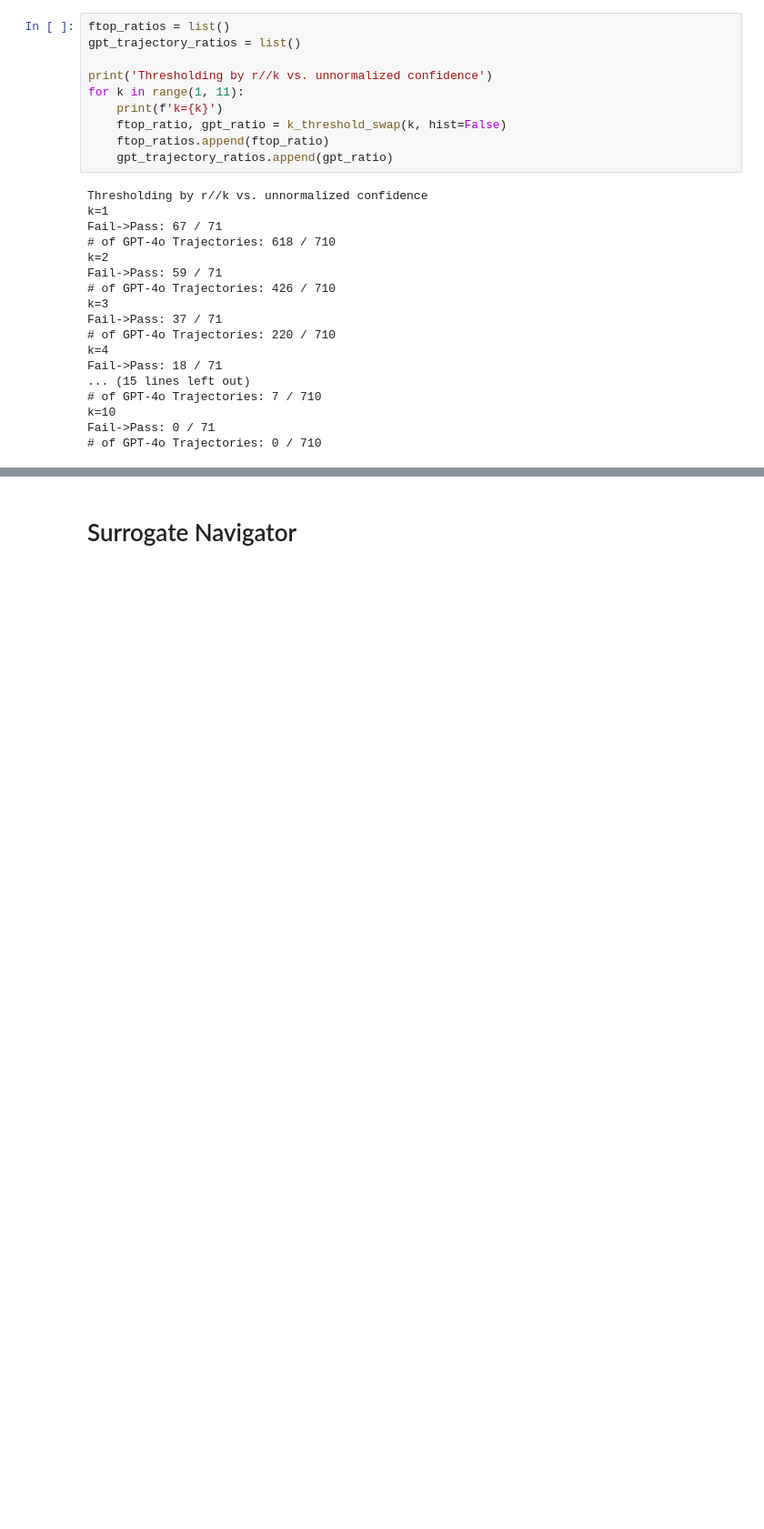
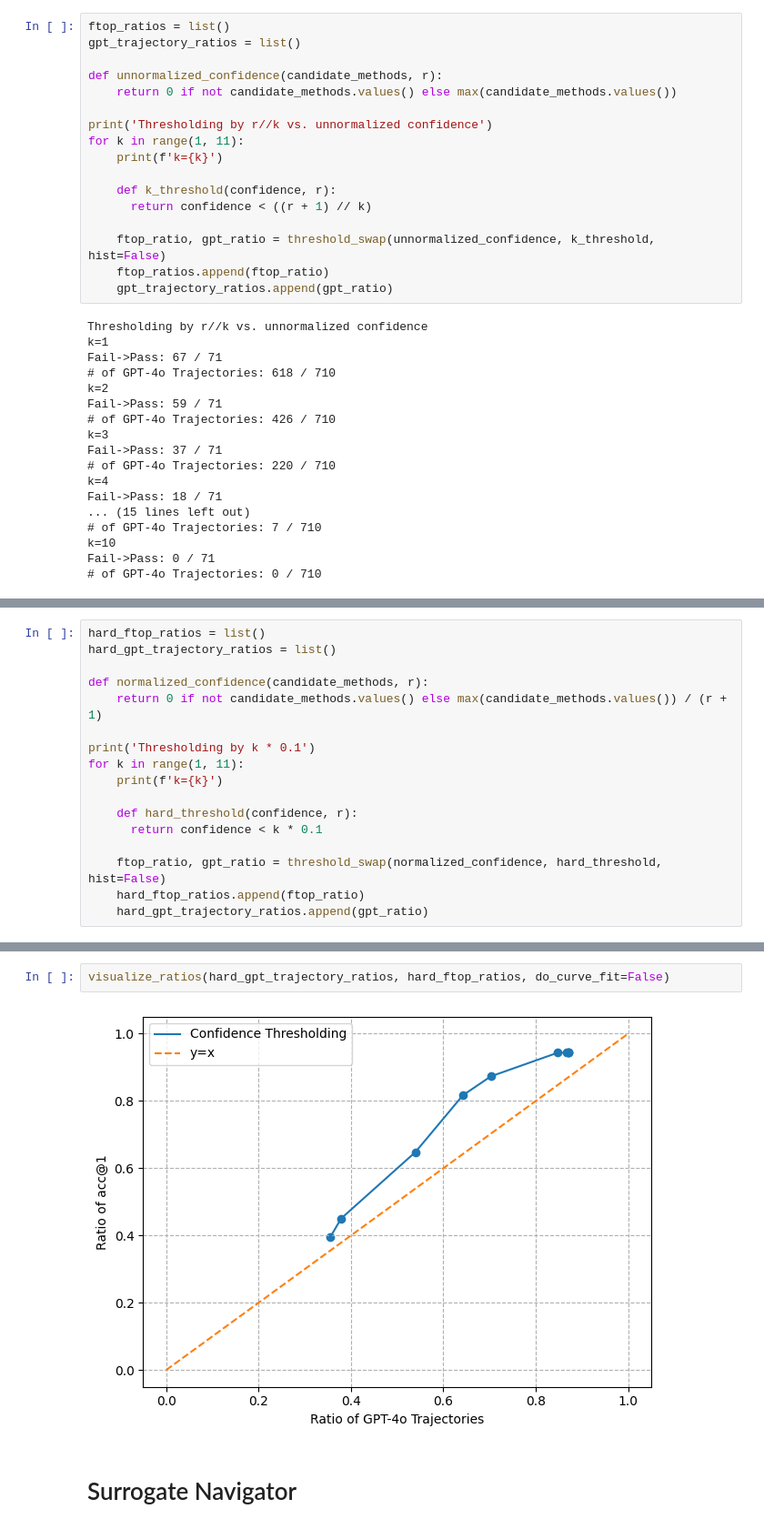
Before and after one commit to HyunjoonCho/lachesis, a Jupyter notebook: experiments/playground.ipynb, the cells around one changed output, grey strips where cells are left out. Shown at 91% size. Drawn from its saved outputs; the diff is of its cells as text; blank space fills up the shorter version.

```diff
--- a/experiments/playground.ipynb
+++ b/experiments/playground.ipynb
@@ -195,10 +201,17 @@ def k_threshold_swap(k, hist=True):
 ftop_ratios = list()
 gpt_trajectory_ratios = list()
 
+def unnormalized_confidence(candidate_methods, r):
+    return 0 if not candidate_methods.values() else max(candidate_methods.values())
+
 print('Thresholding by r//k vs. unnormalized confidence')
 for k in range(1, 11):
     print(f'k={k}')
-    ftop_ratio, gpt_ratio = k_threshold_swap(k, hist=False)
+
+    def k_threshold(confidence, r):
+      return confidence < ((r + 1) // k)
+
+    ftop_ratio, gpt_ratio = threshold_swap(unnormalized_confidence, k_threshold, hist=False)
     ftop_ratios.append(ftop_ratio)
     gpt_trajectory_ratios.append(gpt_ratio)
 # %% [output]
@@ -269,0 +264,17 @@ Fail->Pass: 18 / 71
+# %%
+hard_ftop_ratios = list()
+hard_gpt_trajectory_ratios = list()
+
+def normalized_confidence(candidate_methods, r):
+    return 0 if not candidate_methods.values() else max(candidate_methods.values()) / (r + 1)
+
+print('Thresholding by k * 0.1')
+for k in range(1, 11):
+    print(f'k={k}')
+
+    def hard_threshold(confidence, r):
+      return confidence < k * 0.1
+
+    ftop_ratio, gpt_ratio = threshold_swap(normalized_confidence, hard_threshold, hist=False)
+    hard_ftop_ratios.append(ftop_ratio)
+    hard_gpt_trajectory_ratios.append(gpt_ratio)
@@ -270,2 +299,6 @@ Fail->Pass: 18 / 71
+# %%
+visualize_ratios(hard_gpt_trajectory_ratios, hard_ftop_ratios, do_curve_fit=False)
+# %% [output]
+[figure, added]
 # %% [markdown]
 # Surrogate Navigator
```
Also changed, not shown: parts of 10 cells of this notebook, 6 other files.
